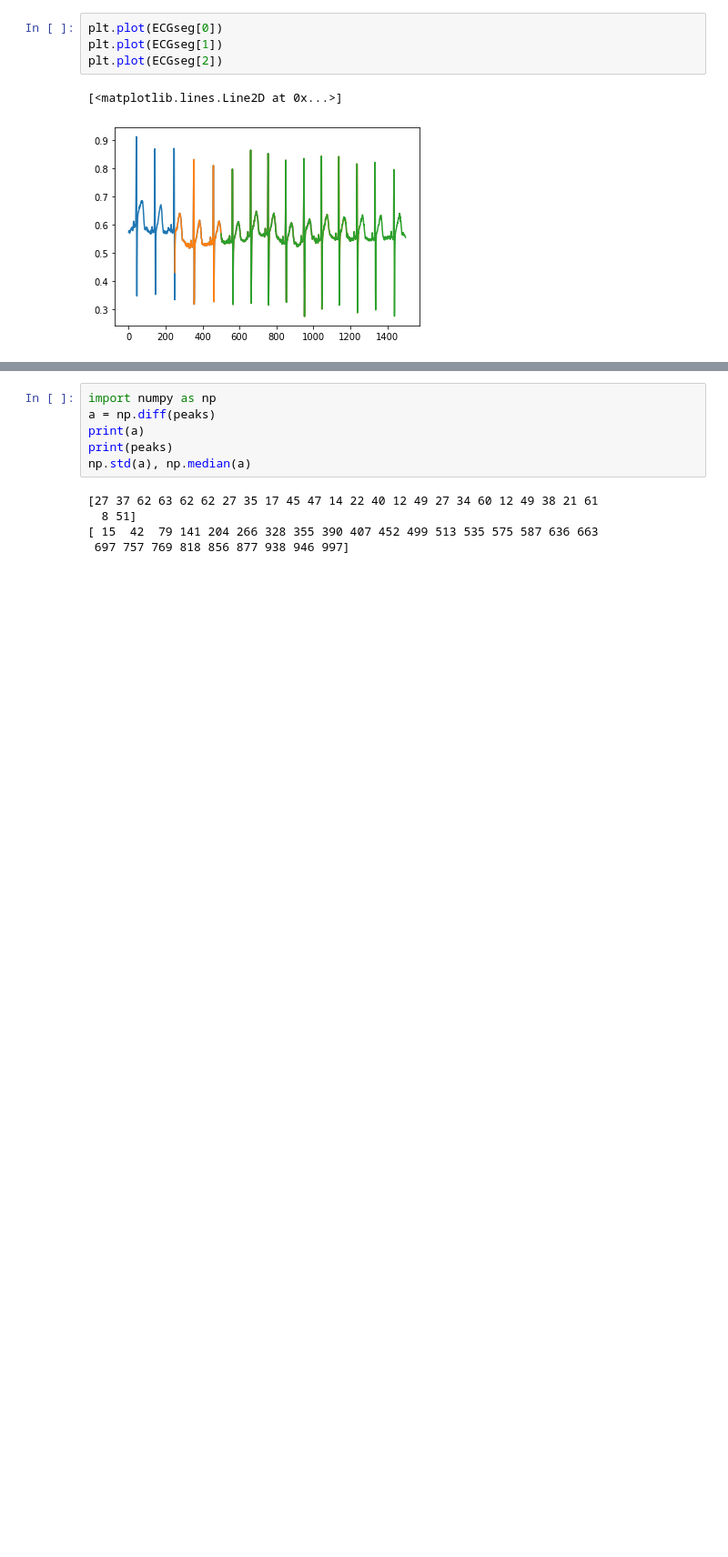
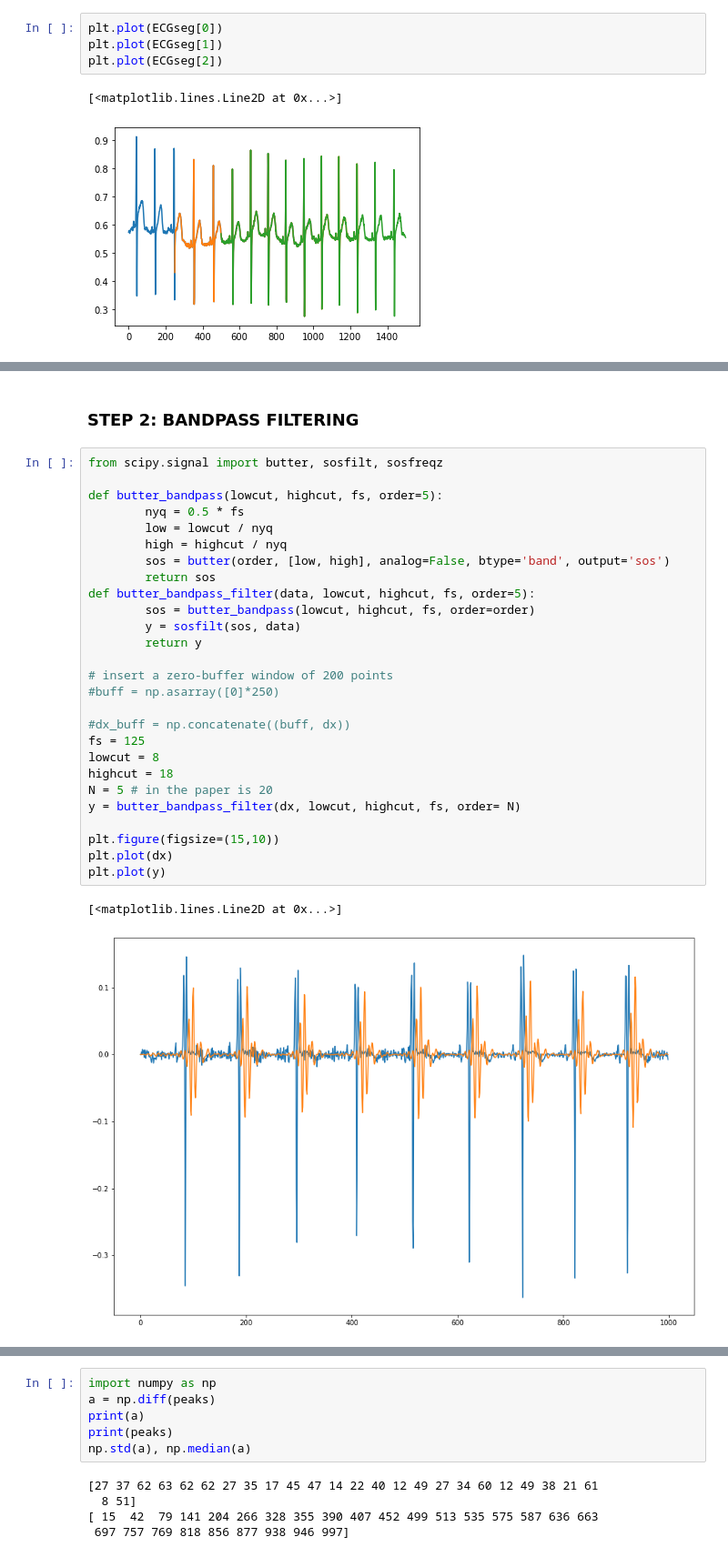
Before and after one commit to LongNguyen1984/TimeSeriesWithPython, a Jupyter notebook: HR_DNN.ipynb, the cells around one changed output, grey strips where cells are left out. Shown: that part at 91% size. Cells and saved outputs as stored; diff of their text form; blank space fills up the shorter version.

```diff
--- a/HR_DNN.ipynb
+++ b/HR_DNN.ipynb
@@ -159,0 +178,32 @@ print(BPM)
+# %% [markdown]
+### STEP 2: BANDPASS FILTERING
+# %%
+from scipy.signal import butter, sosfilt, sosfreqz
+
+def butter_bandpass(lowcut, highcut, fs, order=5):
+        nyq = 0.5 * fs
+        low = lowcut / nyq
+        high = highcut / nyq
+        sos = butter(order, [low, high], analog=False, btype='band', output='sos')
+        return sos
+def butter_bandpass_filter(data, lowcut, highcut, fs, order=5):
+        sos = butter_bandpass(lowcut, highcut, fs, order=order)
+        y = sosfilt(sos, data)
+        return y
+
+# insert a zero-buffer window of 200 points
+#buff = np.asarray([0]*250)
+
+#dx_buff = np.concatenate((buff, dx))
+fs = 125
+lowcut = 8
+highcut = 18
+N = 5 # in the paper is 20
+y = butter_bandpass_filter(dx, lowcut, highcut, fs, order= N)
+
+plt.figure(figsize=(15,10))
+plt.plot(dx)
+plt.plot(y)
+# %% [output]
+[<matplotlib.lines.Line2D at 0x...>]
+[figure, added]
```
Also changed, not shown: parts of 18 cells of this notebook.
